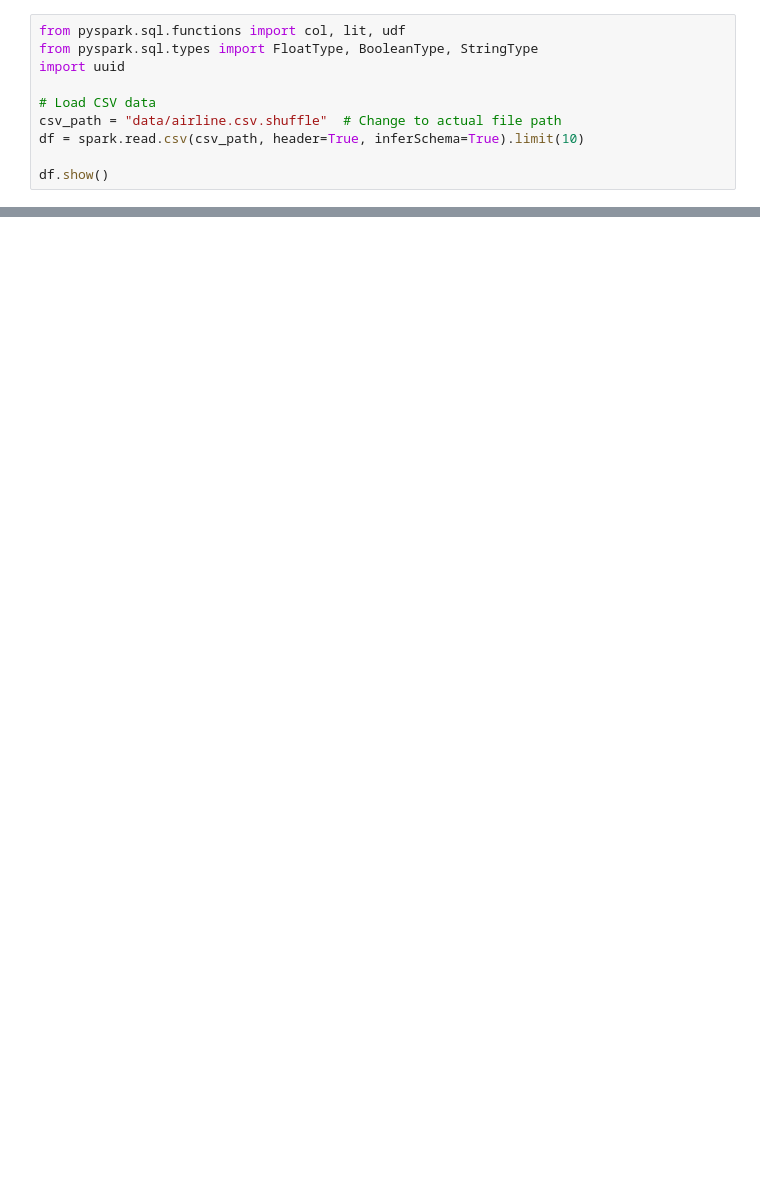
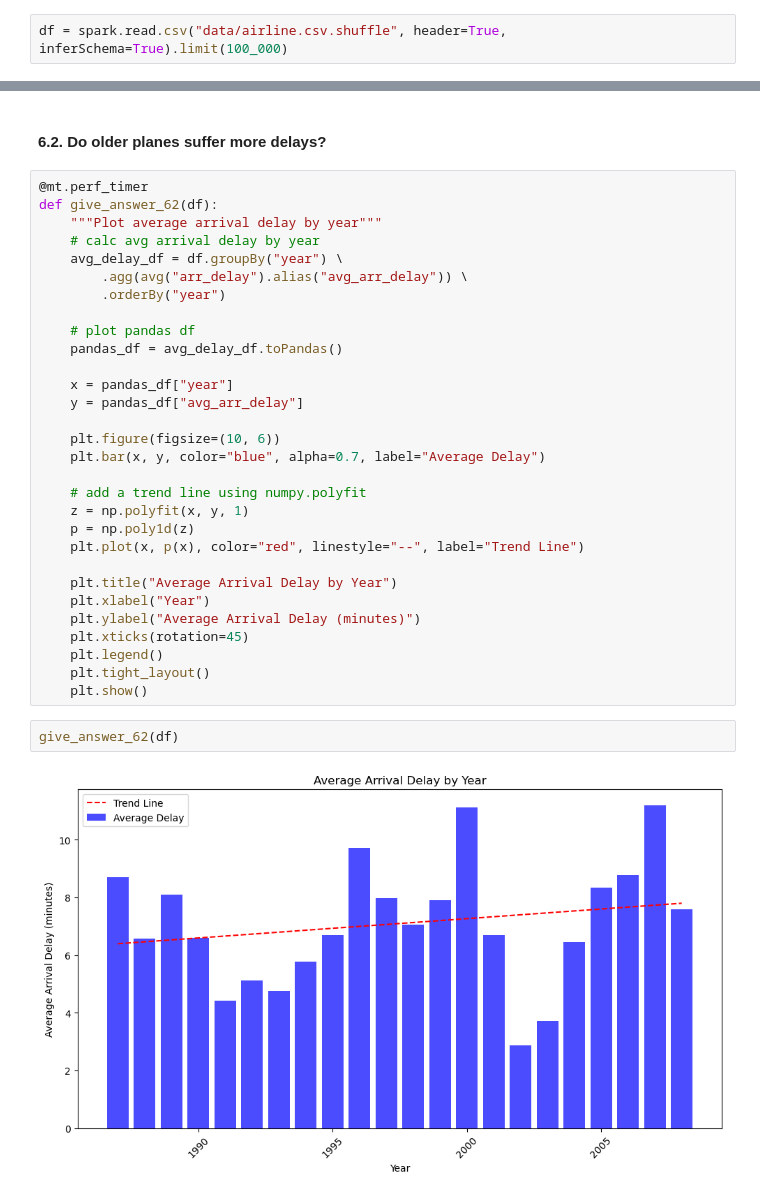
Before and after one commit to Twomasz/bigData-tools-overview, a Jupyter notebook: to_cassandra.ipynb, the cells around one changed output, grey strips where cells are left out. Cells and saved outputs as stored; diff of their text form; blank space fills up the shorter version.

```diff
--- a/to_cassandra.ipynb
+++ b/to_cassandra.ipynb
@@ -62,11 +47,3 @@ df.show()
 # %%
-from pyspark.sql.functions import col, lit, udf
-from pyspark.sql.types import FloatType, BooleanType, StringType
-import uuid
-
-# Load CSV data
-csv_path = "data/airline.csv.shuffle"  # Change to actual file path
-df = spark.read.csv(csv_path, header=True, inferSchema=True).limit(10)
-
-df.show()
+df = spark.read.csv("data/airline.csv.shuffle", header=True, inferSchema=True).limit(100_000)
 # %% [output]
@@ -126,0 +296,36 @@ spark.stop()
+# %% [markdown]
+#### 6.2. Do older planes suffer more delays?
+# %%
+@mt.perf_timer
+def give_answer_62(df):
+    """Plot average arrival delay by year"""
+    # calc avg arrival delay by year
+    avg_delay_df = df.groupBy("year") \
+        .agg(avg("arr_delay").alias("avg_arr_delay")) \
+        .orderBy("year")
+
+    # plot pandas df
+    pandas_df = avg_delay_df.toPandas()
+
+    x = pandas_df["year"]
+    y = pandas_df["avg_arr_delay"]
+
+    plt.figure(figsize=(10, 6))
+    plt.bar(x, y, color="blue", alpha=0.7, label="Average Delay")
+
+    # add a trend line using numpy.polyfit
+    z = np.polyfit(x, y, 1)
+    p = np.poly1d(z)
+    plt.plot(x, p(x), color="red", linestyle="--", label="Trend Line")
+
+    plt.title("Average Arrival Delay by Year")
+    plt.xlabel("Year")
+    plt.ylabel("Average Arrival Delay (minutes)")
+    plt.xticks(rotation=45)
+    plt.legend()
+    plt.tight_layout()
+    plt.show()
+# %%
+give_answer_62(df)
+# %% [output]
+[figure, added]
```
Also changed, not shown: parts of 34 cells of this notebook, 6 other files.
